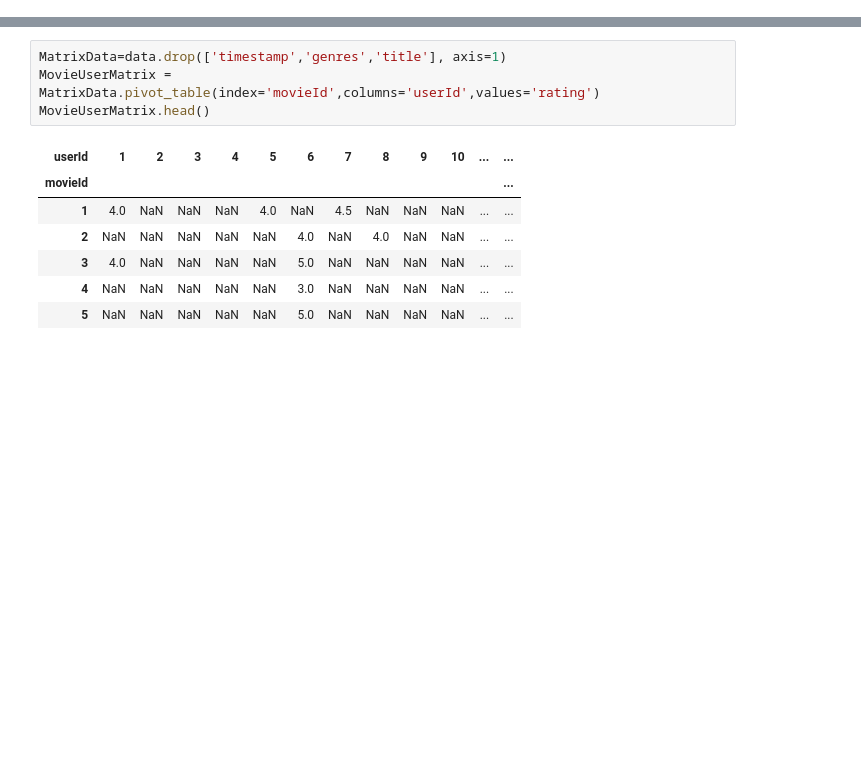
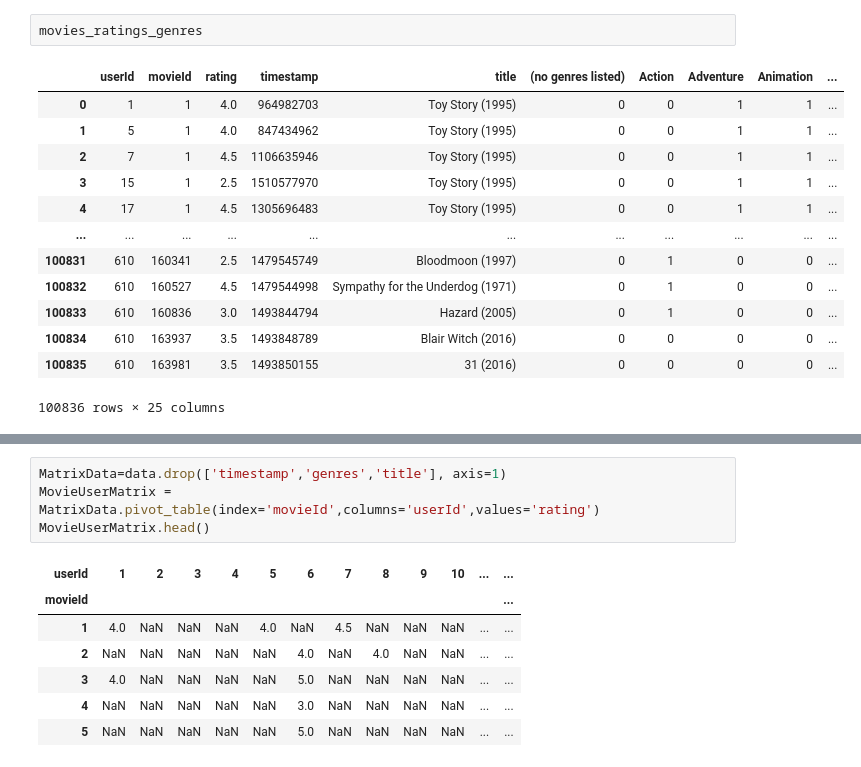
Before and after one commit to Manish-Nath/Recommender_System-Using-Latent-features, a Jupyter notebook: netflix_data.ipynb, the cells around one changed output, grey strips where cells are left out. Cells and saved outputs as stored; diff of their text form; blank space fills up the shorter version.

```diff
--- a/netflix_data.ipynb
+++ b/netflix_data.ipynb
@@ -38,2 +24,18 @@ merged_df
+# %%
+movies_ratings_genres
+# %% [output]
+|  | userId | movieId | rating | timestamp | title | (no genres listed) | Action | Adventure | Animation | ... |
+| 0 | 1 | 1 | 4.0 | 964982703 | Toy Story (1995) | 0 | 0 | 1 | 1 | ... |
+| 1 | 5 | 1 | 4.0 | 847434962 | Toy Story (1995) | 0 | 0 | 1 | 1 | ... |
+| 2 | 7 | 1 | 4.5 | 1106635946 | Toy Story (1995) | 0 | 0 | 1 | 1 | ... |
+| 3 | 15 | 1 | 2.5 | 1510577970 | Toy Story (1995) | 0 | 0 | 1 | 1 | ... |
+| 4 | 17 | 1 | 4.5 | 1305696483 | Toy Story (1995) | 0 | 0 | 1 | 1 | ... |
+| ... | ... | ... | ... | ... | ... | ... | ... | ... | ... | ... |
+| 100831 | 610 | 160341 | 2.5 | 1479545749 | Bloodmoon (1997) | 0 | 1 | 0 | 0 | ... |
+| 100832 | 610 | 160527 | 4.5 | 1479544998 | Sympathy for the Underdog (1971) | 0 | 1 | 0 | 0 | ... |
+| 100833 | 610 | 160836 | 3.0 | 1493844794 | Hazard (2005) | 0 | 1 | 0 | 0 | ... |
+| 100834 | 610 | 163937 | 3.5 | 1493848789 | Blair Witch (2016) | 0 | 0 | 0 | 0 | ... |
+| 100835 | 610 | 163981 | 3.5 | 1493850155 | 31 (2016) | 0 | 0 | 0 | 0 | ... |
+100836 rows × 25 columns
 # %%
 data=pd.DataFrame()
```
Also changed, not shown: parts of 50 cells of this notebook, 7 other files.
